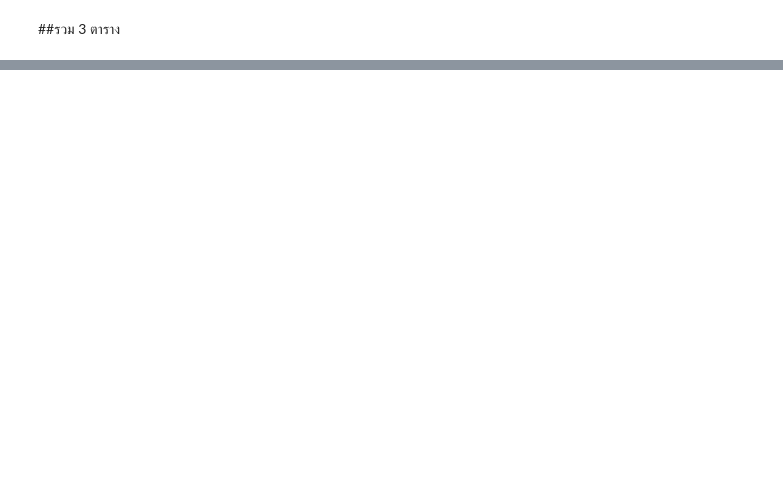
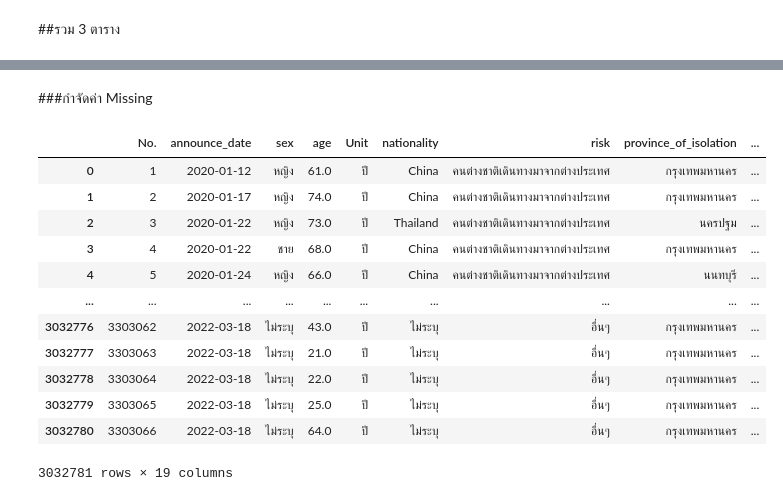
Before and after one commit to siriwat-heart/data_viz_2022, a Jupyter notebook: Project.ipynb, the cells around one changed output, grey strips where cells are left out. Cells and saved outputs as stored; diff of their text form; code cells hidden in the pictures; blank space fills up the shorter version.

```diff
--- a/Project.ipynb
+++ b/Project.ipynb
@@ -442,3 +488,22 @@ Project ##เรียกดูตาราง
+# %% [markdown]
+###กำจัดค่า Missing
+# %%
+Project = Project.dropna() ## กำจัดค่า Missing
+Project ## เรียกดูตาราง
+# %% [output]
+|  | No. | announce_date | sex | age | Unit | nationality | risk | province_of_isolation | ... |
+| 0 | 1 | 2020-01-12 | หญิง | 61.0 | ปี | China | คนต่างชาติเดินทางมาจากต่างประเทศ | กรุงเทพมหานคร | ... |
+| 1 | 2 | 2020-01-17 | หญิง | 74.0 | ปี | China | คนต่างชาติเดินทางมาจากต่างประเทศ | กรุงเทพมหานคร | ... |
+| 2 | 3 | 2020-01-22 | หญิง | 73.0 | ปี | Thailand | คนต่างชาติเดินทางมาจากต่างประเทศ | นครปฐม | ... |
+| 3 | 4 | 2020-01-22 | ชาย | 68.0 | ปี | China | คนต่างชาติเดินทางมาจากต่างประเทศ | กรุงเทพมหานคร | ... |
+| 4 | 5 | 2020-01-24 | หญิง | 66.0 | ปี | China | คนต่างชาติเดินทางมาจากต่างประเทศ | นนทบุรี | ... |
+| ... | ... | ... | ... | ... | ... | ... | ... | ... | ... |
+| 3032776 | 3303062 | 2022-03-18 | ไม่ระบุ | 43.0 | ปี | ไม่ระบุ | อื่นๆ | กรุงเทพมหานคร | ... |
+| 3032777 | 3303063 | 2022-03-18 | ไม่ระบุ | 21.0 | ปี | ไม่ระบุ | อื่นๆ | กรุงเทพมหานคร | ... |
+| 3032778 | 3303064 | 2022-03-18 | ไม่ระบุ | 22.0 | ปี | ไม่ระบุ | อื่นๆ | กรุงเทพมหานคร | ... |
+| 3032779 | 3303065 | 2022-03-18 | ไม่ระบุ | 25.0 | ปี | ไม่ระบุ | อื่นๆ | กรุงเทพมหานคร | ... |
+| 3032780 | 3303066 | 2022-03-18 | ไม่ระบุ | 64.0 | ปี | ไม่ระบุ | อื่นๆ | กรุงเทพมหานคร | ... |
+3032781 rows × 19 columns
 # %%
 Project.isnull().any() ##ดูค่า Missing ในตาราง
 # %% [output]
```
Also changed, not shown: parts of 73 cells of this notebook.
